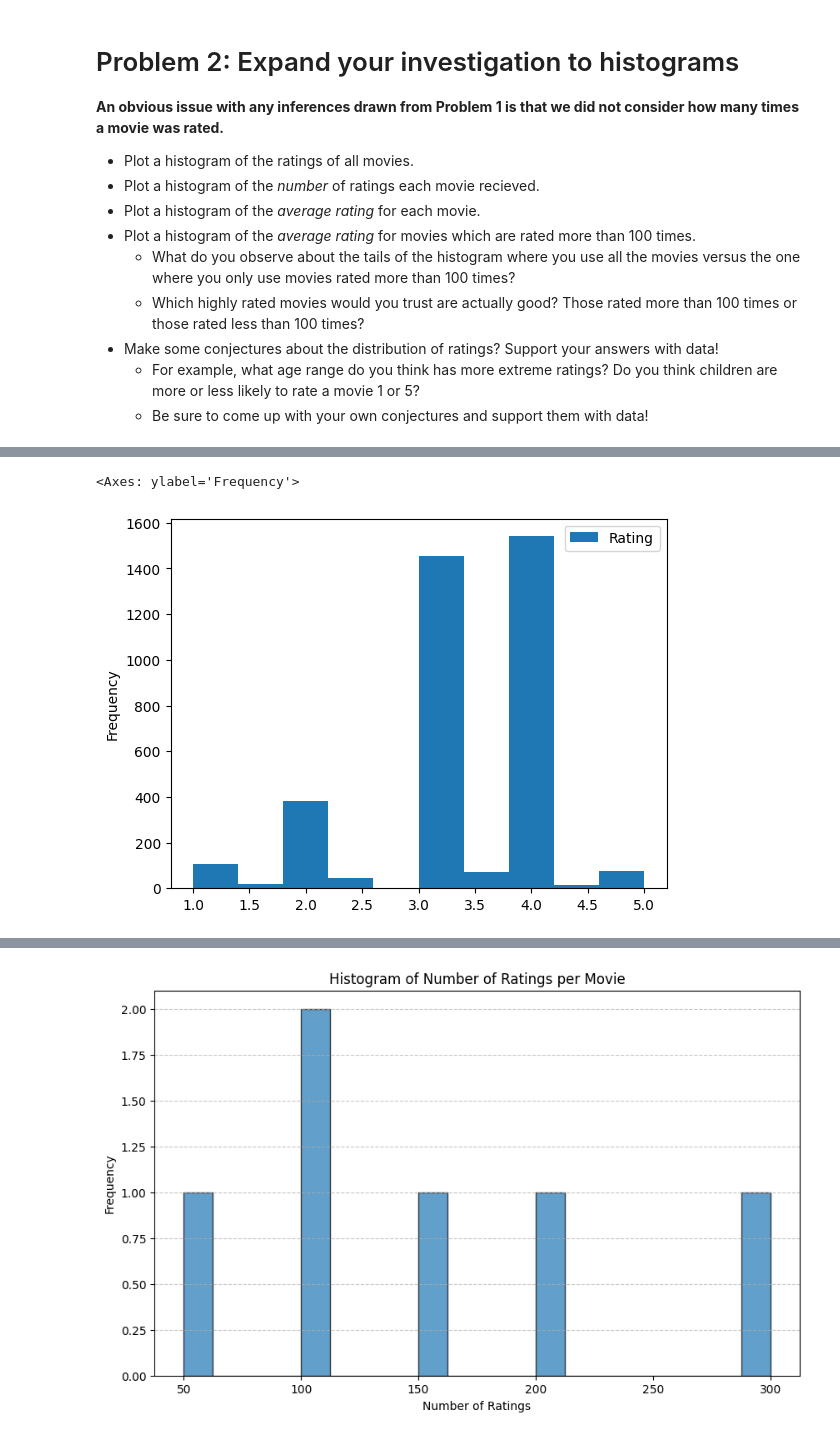
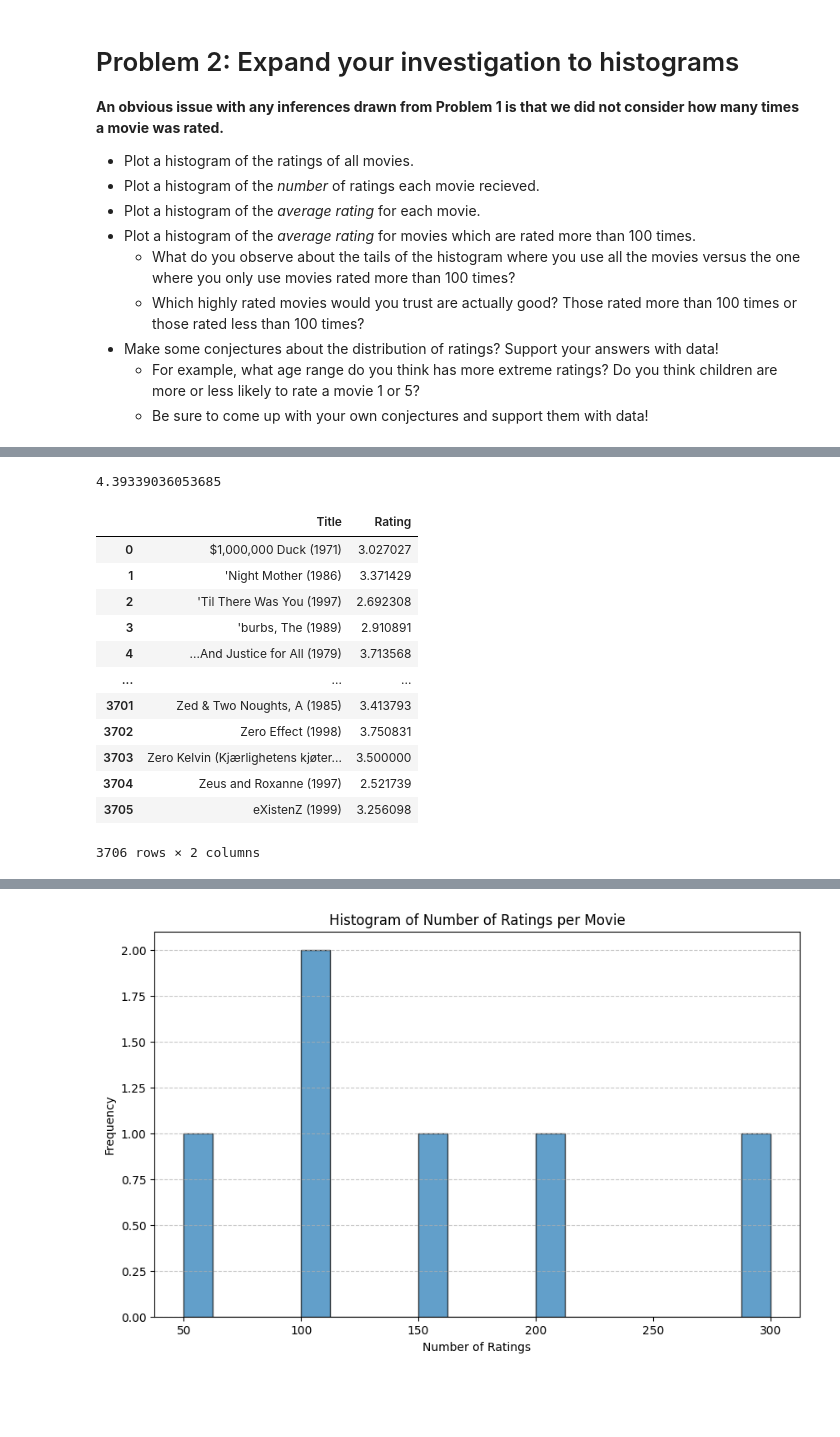
Before and after one commit to MOOwuttichai/project_dataWDkku, a Jupyter notebook: Project2_66.ipynb, the cells around one changed output, grey strips where cells are left out. Drawn from its saved outputs; the diff is of its cells as text; code cells hidden in the pictures; blank space fills up the shorter version.

```diff
--- a/Project2_66.ipynb
+++ b/Project2_66.ipynb
@@ -200,5 +209,25 @@ T_rating_hist1 = rating_hist1.groupby('Title').median()
-# %%
-T_rating_hist1.plot.hist()
-# %% [output]
-<Axes: ylabel='Frequency'>
-[figure, removed]
+# %%
+(
+    df_hist  # given your data
+      [df_hist['Rating'] > 3]  # only look at blonde people
+    ['Rating']  # for those in the Age column
+    .mean()  # and compute the mean
+)
+# %% [output]
+4.39339036053685
+# %%
+df_use_hist_100_MARe
+# %% [output]
+|  | Title | Rating |
+| 0 | $1,000,000 Duck (1971) | 3.027027 |
+| 1 | 'Night Mother (1986) | 3.371429 |
+| 2 | 'Til There Was You (1997) | 2.692308 |
+| 3 | 'burbs, The (1989) | 2.910891 |
+| 4 | ...And Justice for All (1979) | 3.713568 |
+| ... | ... | ... |
+| 3701 | Zed & Two Noughts, A (1985) | 3.413793 |
+| 3702 | Zero Effect (1998) | 3.750831 |
+| 3703 | Zero Kelvin (Kjærlighetens kjøter... | 3.500000 |
+| 3704 | Zeus and Roxanne (1997) | 2.521739 |
+| 3705 | eXistenZ (1999) | 3.256098 |
+3706 rows × 2 columns
```
Also changed, not shown: parts of 3 cells of this notebook.
